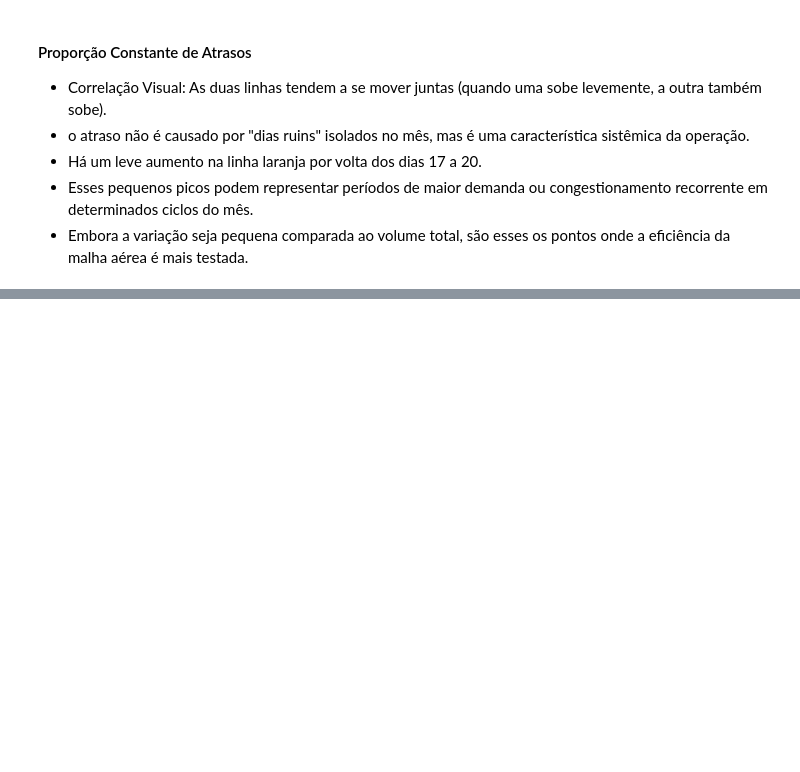
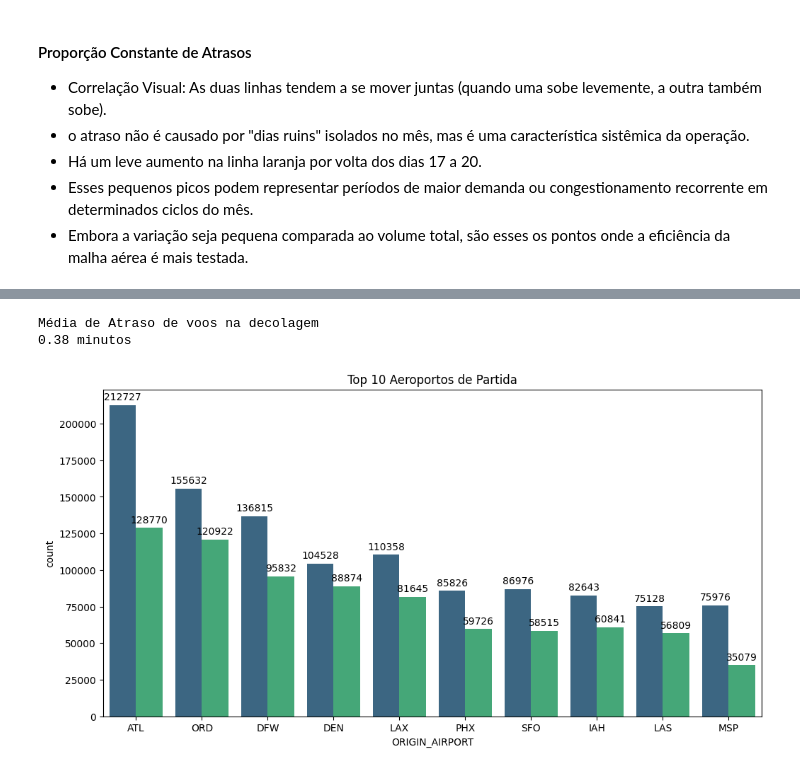
Before and after one commit to JDSdamasceno/fiap_tech_challenge_fase3, a Jupyter notebook: analise_exploratoria.ipynb, the cells around one changed output, grey strips where cells are left out. Drawn from its saved outputs; the diff is of its cells as text; code cells hidden in the pictures; blank space fills up the shorter version.

```diff
--- a/analise_exploratoria.ipynb
+++ b/analise_exploratoria.ipynb
@@ -206,0 +266,31 @@ plt.show()
+# %%
+print("Média de Atraso de voos na decolagem")
+print(f'{(flights_merged["DEPARTURE_DELAY"] > 0).mean().round(2)} minutos')
+# %% [output]
+Média de Atraso de voos na decolagem
+0.38 minutos
+# %%
+top_10_lista_aeroportos = (
+    flights_merged["ORIGIN_AIRPORT"].value_counts().head(10).index
+)
+df_top_10_aeroportos = flights_merged[
+    flights_merged["ORIGIN_AIRPORT"].isin(top_10_lista_aeroportos)
+]
+
+plt.figure(figsize=(12, 6))
+ax = sns.countplot(
+    x="ORIGIN_AIRPORT",
+    data=df_top_10_aeroportos,
+    order=top_10_lista_aeroportos,
+    hue="DELAY",
+    legend=False,
+    palette="viridis",
+)
+
+for container in ax.containers:
+    ax.bar_label(container, fmt="%.0f", padding=3)
+
+plt.title("Top 10 Aeroportos de Partida")
+plt.show()
+# %% [output]
+[figure, added]
```
Also changed, not shown: parts of 5 cells of this notebook.
